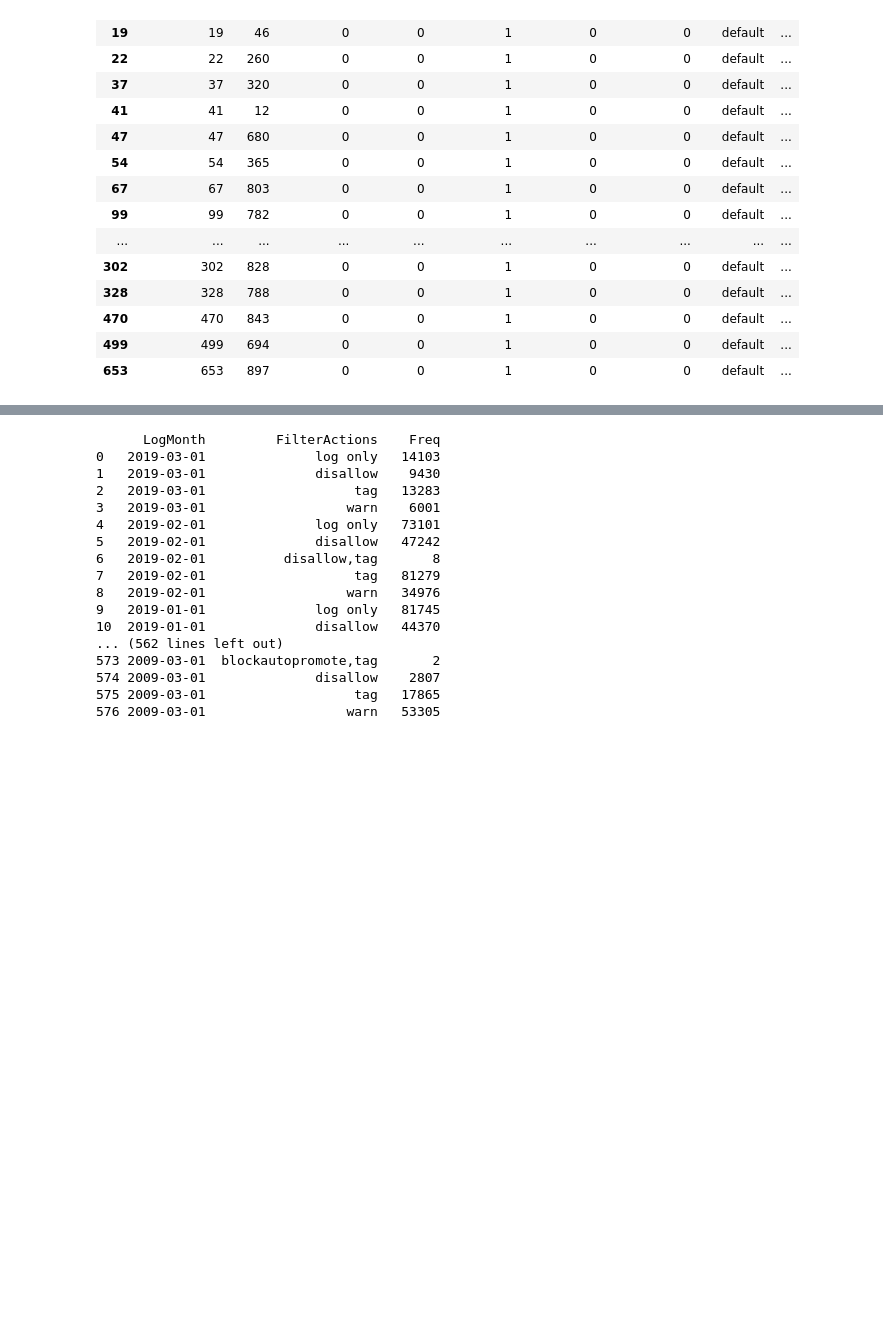
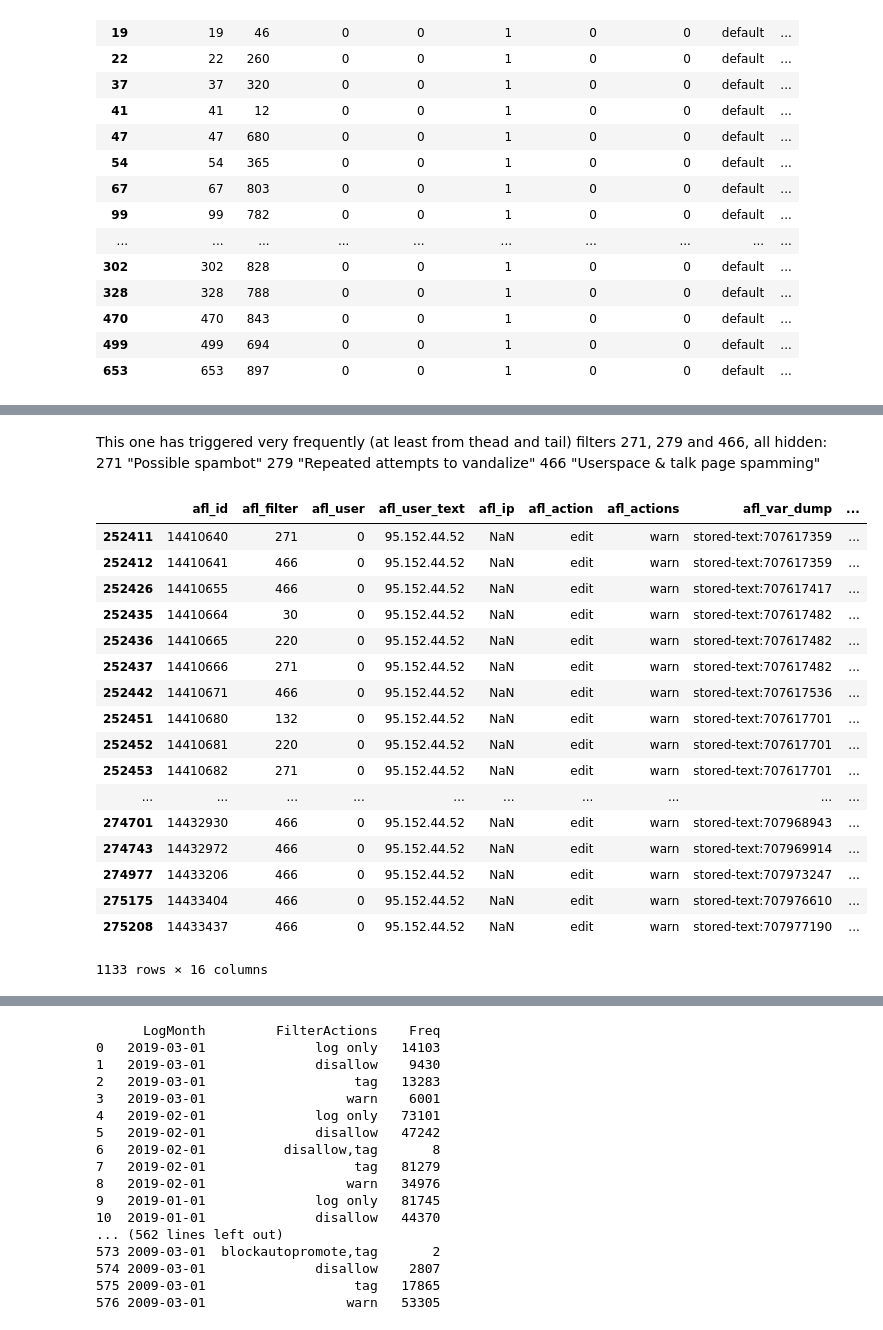
Before and after one commit to lusy/wikifilters, a Jupyter notebook: src/explore.ipynb, the cells around one changed output, grey strips where cells are left out. Drawn from its saved outputs; the diff is of its cells as text; code cells hidden in the pictures; blank space fills up the shorter version.

```diff
--- a/src/explore.ipynb
+++ b/src/explore.ipynb
@@ -419,0 +418,27 @@ active_public[active_public['af_actions'].fillna('log only').str.contains('disal
+# %% [markdown]
+This one has triggered very frequently (at least from thead and tail) filters 271, 279 and 466, all hidden:
+271 "Possible spambot"
+279 "Repeated attempts to vandalize"
+466 "Userspace & talk page spamming"
+# %%
+# What were the very active IPs doing
+df_jan2016[df_jan2016['afl_user_text'] == '95.152.44.52']
+# %% [output]
+|  | afl_id | afl_filter | afl_user | afl_user_text | afl_ip | afl_action | afl_actions | afl_var_dump | ... |
+| 252411 | 14410640 | 271 | 0 | 95.152.44.52 | NaN | edit | warn | stored-text:707617359 | ... |
+| 252412 | 14410641 | 466 | 0 | 95.152.44.52 | NaN | edit | warn | stored-text:707617359 | ... |
+| 252426 | 14410655 | 466 | 0 | 95.152.44.52 | NaN | edit | warn | stored-text:707617417 | ... |
+| 252435 | 14410664 | 30 | 0 | 95.152.44.52 | NaN | edit | warn | stored-text:707617482 | ... |
+| 252436 | 14410665 | 220 | 0 | 95.152.44.52 | NaN | edit | warn | stored-text:707617482 | ... |
+| 252437 | 14410666 | 271 | 0 | 95.152.44.52 | NaN | edit | warn | stored-text:707617482 | ... |
+| 252442 | 14410671 | 466 | 0 | 95.152.44.52 | NaN | edit | warn | stored-text:707617536 | ... |
+| 252451 | 14410680 | 132 | 0 | 95.152.44.52 | NaN | edit | warn | stored-text:707617701 | ... |
+| 252452 | 14410681 | 220 | 0 | 95.152.44.52 | NaN | edit | warn | stored-text:707617701 | ... |
+| 252453 | 14410682 | 271 | 0 | 95.152.44.52 | NaN | edit | warn | stored-text:707617701 | ... |
+| ... | ... | ... | ... | ... | ... | ... | ... | ... | ... |
+| 274701 | 14432930 | 466 | 0 | 95.152.44.52 | NaN | edit | warn | stored-text:707968943 | ... |
+| 274743 | 14432972 | 466 | 0 | 95.152.44.52 | NaN | edit | warn | stored-text:707969914 | ... |
+| 274977 | 14433206 | 466 | 0 | 95.152.44.52 | NaN | edit | warn | stored-text:707973247 | ... |
+| 275175 | 14433404 | 466 | 0 | 95.152.44.52 | NaN | edit | warn | stored-text:707976610 | ... |
+| 275208 | 14433437 | 466 | 0 | 95.152.44.52 | NaN | edit | warn | stored-text:707977190 | ... |
+1133 rows × 16 columns
```
Also changed, not shown: parts of 37 cells of this notebook, 1 other file.
